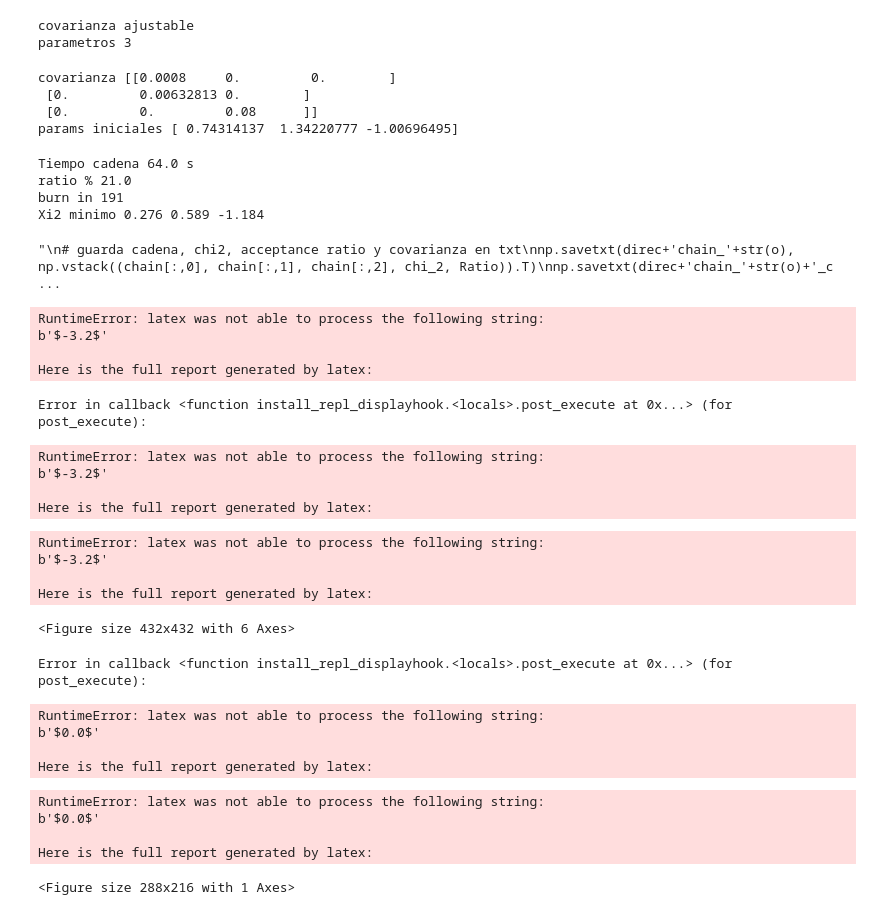
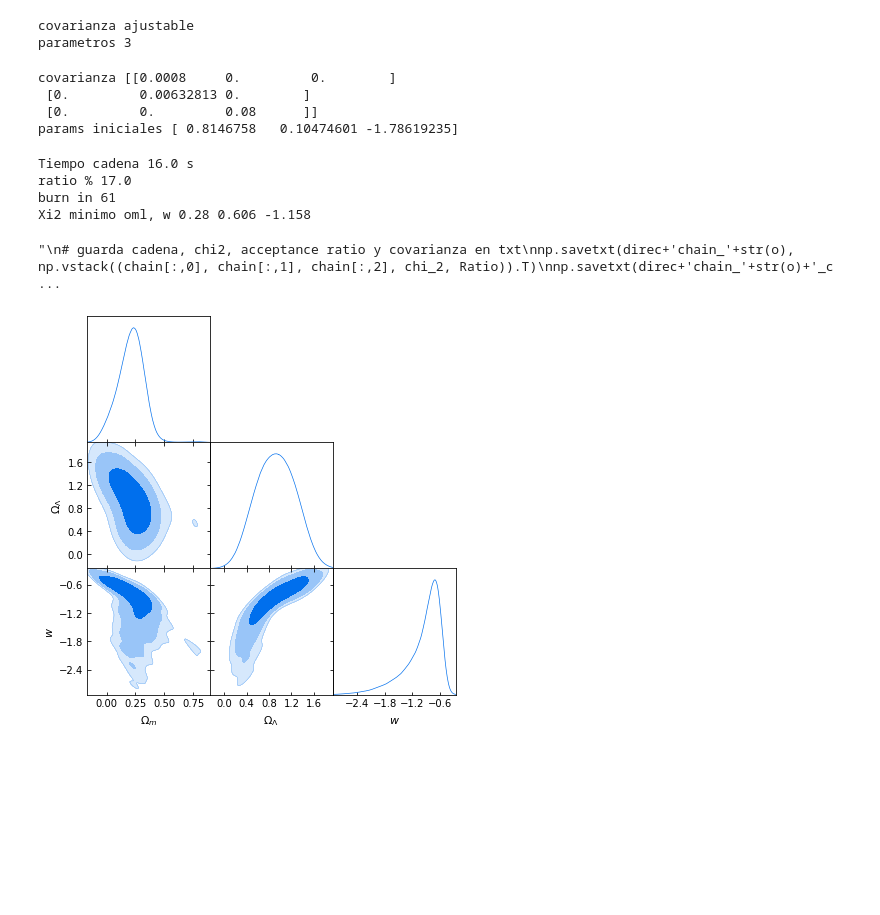
Before and after one commit to fluowhy/MCMC-methods, a Jupyter notebook: mcmc.ipynb, the cells around one changed output. Saved outputs shown, nothing was run; the diff lists cells and outputs as text; code cells hidden in the pictures; blank space fills up the shorter version.

```diff
--- a/mcmc.ipynb
+++ b/mcmc.ipynb
@@ -235,7 +233,8 @@ You should consider upgrading via the 'pip install --upgrade pip' command.
 # configuracion cadena
 
 # params
-labs = ['$\Omega_{m}$', '$\Omega_{\Lambda}$', 'w']
+labs = [r'$\Omega_{m}$', r'$\Omega_{\Lambda}$', r'w']
+labs1 = [r'\Omega_{m}', r'\Omega_{\Lambda}', r'w']
 
 # numero de cadenas
 M = 1
@@ -276,7 +275,7 @@ parametros 3
 # %%
 d = 0
 # numero de muestras
-N = 60000
+N = 10000
 # matrices utilizadas en cadena, dist. post., modelo, chi2 y ratio de la cadena actual
 chain = []
 post = []
@@ -368,7 +367,7 @@ print('burn in', bur)
 
 # busca argumento del minimo de chi2
 t1m, t2m, t3m = np.around(argmin2(t1, t2, t3, chi_2), 3)
-print('Xi2 minimo', t1m, t2m, t3m)
+print('Xi2 minimo oml, w', t1m, t2m, t3m)
 """
 # guarda cadena, chi2, acceptance ratio y covarianza en txt
 np.savetxt(direc+'chain_'+str(o), np.vstack((chain[:,0], chain[:,1], chain[:,2], chi_2, Ratio)).T)
@@ -378,51 +377,25 @@ np.savetxt(direc+'chain_'+str(o)+'_cov', covarianza)
 covarianza [[0.0008     0.         0.        ]
  [0.         0.00632813 0.        ]
  [0.         0.         0.08      ]]
-params iniciales [ 0.74314137  1.34220777 -1.00696495]
+params iniciales [ 0.8146758   0.10474601 -1.78619235]
-Tiempo cadena 64.0 s
-ratio % 21.0
-burn in 191
-Xi2 minimo 0.276 0.589 -1.184
+Tiempo cadena 16.0 s
+ratio % 17.0
+burn in 61
+Xi2 minimo oml, w 0.28 0.606 -1.158
 "\n# guarda cadena, chi2, acceptance ratio y covarianza en txt\nnp.savetxt(direc+'chain_'+str(o), np.vstack((chain[:,0], chain[:,1], chain[:,2], chi_2, Ratio)).T)\nnp.savetxt(direc+'chain_'+str(o)+'_c ...
 # %%
 #Get the getdist MCSamples objects for the samples, specifying same parameter
 #names and labels; if not specified weights are assumed to all be unity
 ndim = 3
 names = ["x%s"%i for i in range(ndim)]
 labels = ["x_%s"%i for i in range(ndim)]
 samps = np.vstack((t1, t2, t3)).T
-samples = MCSamples(samples=samps, names=names, labels=labels)
+samples = MCSamples(samples=samps, names=labs1, labels=labs1)
 
 #Triangle plot
 g = plots.getSubplotPlotter()
+samples.updateSettings({'contours': [0.68, 0.95, 0.99]})
+g.settings.num_plot_contours = 3
 g.triangle_plot([samples], filled=True)
 # %% [output]
-RuntimeError: latex was not able to process the following string:
-b'$-3.2$'
-
-Here is the full report generated by latex:
-Error in callback <function install_repl_displayhook.<locals>.post_execute at 0x...> (for post_execute):
-RuntimeError: latex was not able to process the following string:
-b'$-3.2$'
-
-Here is the full report generated by latex:
-RuntimeError: latex was not able to process the following string:
-b'$-3.2$'
-
-Here is the full report generated by latex:
-<Figure size 432x432 with 6 Axes>
+[figure, added]
-# %%
-#1D marginalized plot
-g = plots.getSinglePlotter(width_inch=4)
-g.plot_1d(samples, 'x0')
-# %% [output]
-Error in callback <function install_repl_displayhook.<locals>.post_execute at 0x...> (for post_execute):
-RuntimeError: latex was not able to process the following string:
-b'$0.0$'
-
-Here is the full report generated by latex:
-RuntimeError: latex was not able to process the following string:
-b'$0.0$'
-
-Here is the full report generated by latex:
-<Figure size 288x216 with 1 Axes>
```
Also changed, not shown: parts of 6 cells of this notebook.
